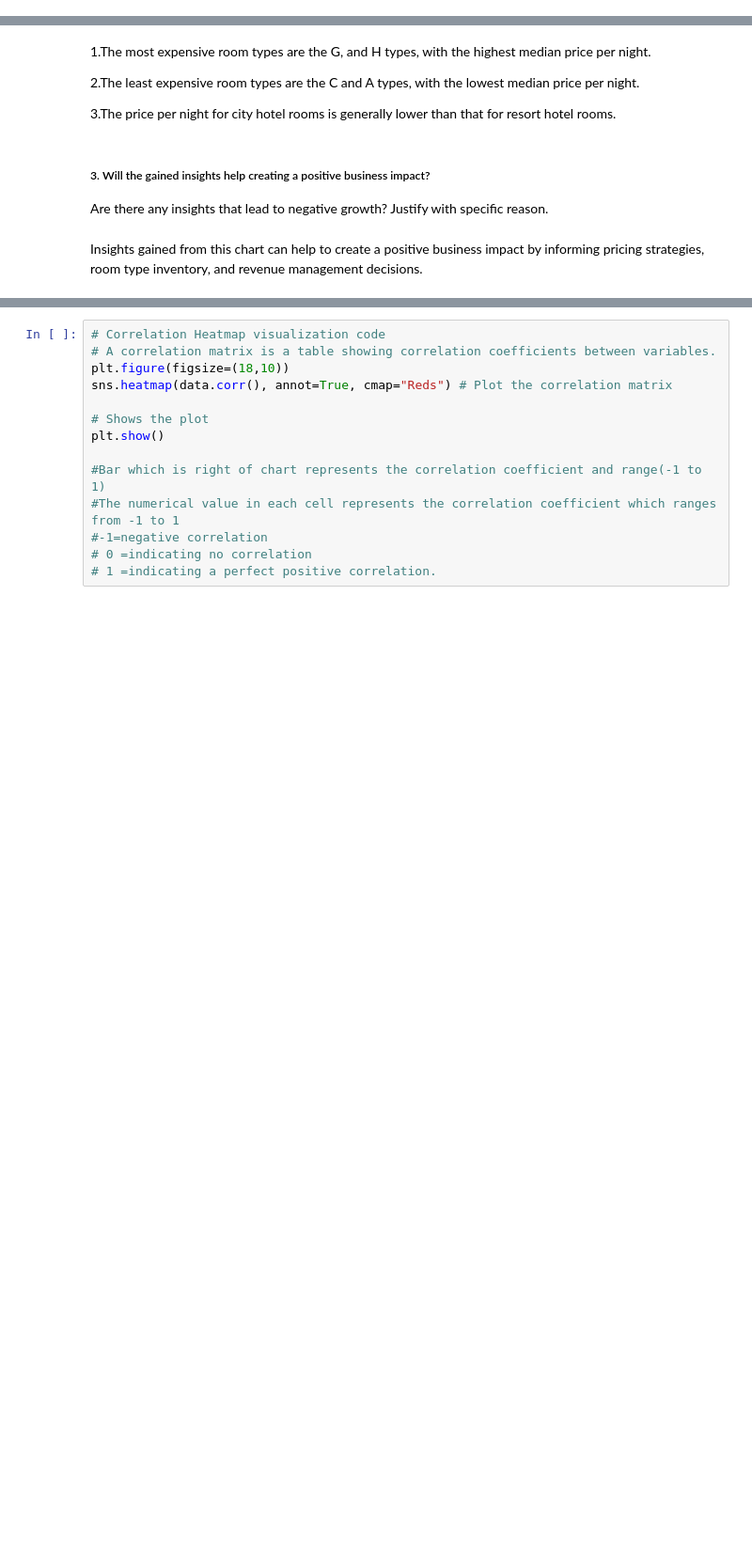
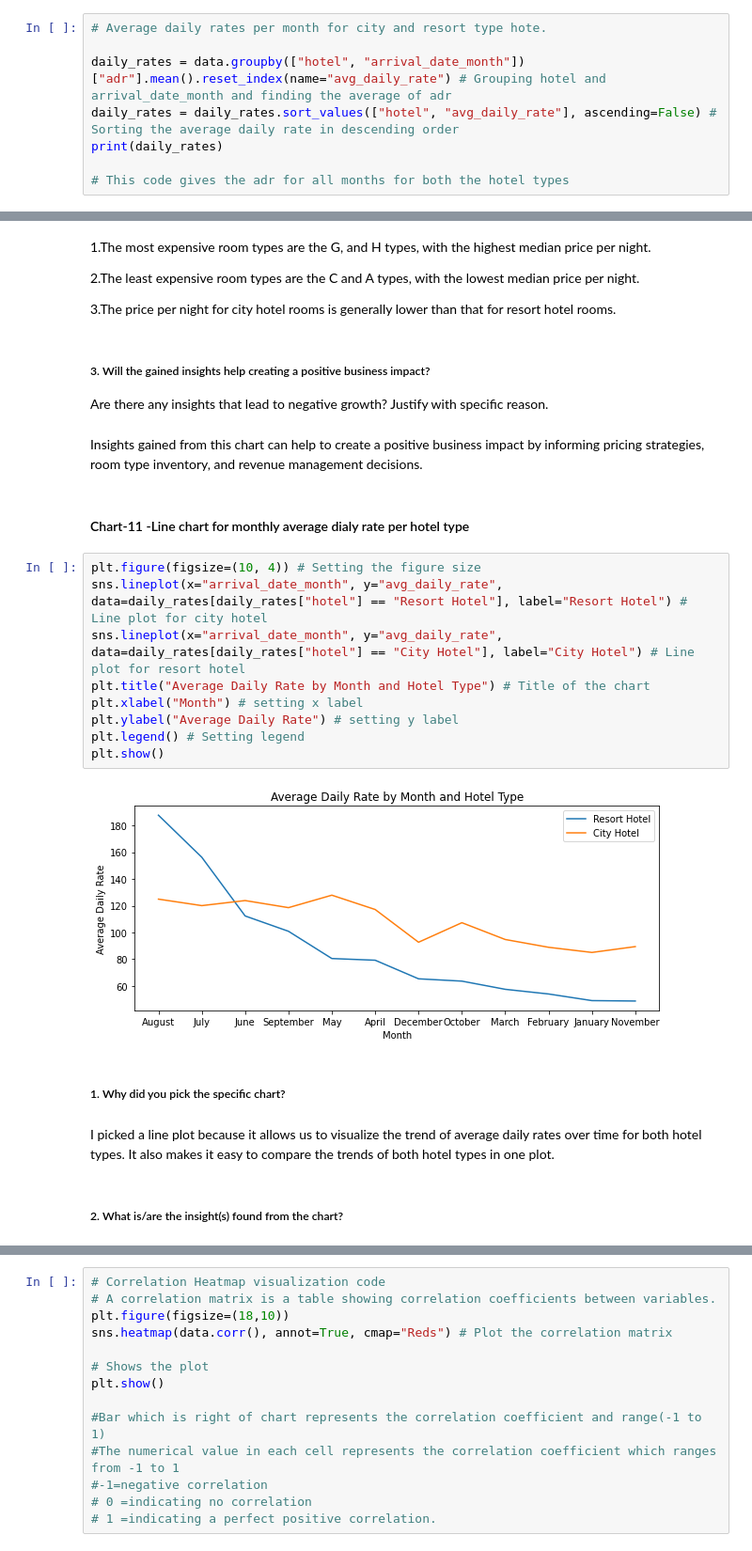
Before and after one commit to fadakenitin/Capstone_ProjectEDA, a Jupyter notebook: Hotel_booking_EDA.ipynb, the cells around one changed output, grey strips where cells are left out. Shown at 94% size. Drawn from its saved outputs; the diff is of its cells as text; blank space fills up the shorter version.

```diff
--- a/Hotel_booking_EDA.ipynb
+++ b/Hotel_booking_EDA.ipynb
@@ -531 +623,9 @@ Resort Hotel    7590.0
 Name: total_revenue, dtype: float64
+# %%
+# Average daily rates per month for city and resort type hote.
+
+daily_rates = data.groupby(["hotel", "arrival_date_month"])["adr"].mean().reset_index(name="avg_daily_rate") # Grouping hotel and arrival_date_month and finding the average of adr
+daily_rates = daily_rates.sort_values(["hotel", "avg_daily_rate"], ascending=False) # Sorting the average daily rate in descending order
+print(daily_rates)
+
+# This code gives the adr for all months for both the hotel types
@@ -830,3 +1044,22 @@ I picked this chart becuase box plot for room type and price per night is useful
 Are there any insights that lead to negative growth? Justify with specific reason.
 # %% [markdown]
 Insights gained from this chart can help to create a positive business impact by informing pricing strategies, room type inventory, and revenue management decisions.
+# %% [markdown]
+#### Chart-11 -Line chart for monthly average dialy rate per hotel type
+# %%
+plt.figure(figsize=(10, 4)) # Setting the figure size
+sns.lineplot(x="arrival_date_month", y="avg_daily_rate", data=daily_rates[daily_rates["hotel"] == "Resort Hotel"], label="Resort Hotel") # Line plot for city hotel
+sns.lineplot(x="arrival_date_month", y="avg_daily_rate", data=daily_rates[daily_rates["hotel"] == "City Hotel"], label="City Hotel") # Line plot for resort hotel
+plt.title("Average Daily Rate by Month and Hotel Type") # Title of the chart
+plt.xlabel("Month") # setting x label
+plt.ylabel("Average Daily Rate") # setting y label
+plt.legend() # Setting legend
+plt.show()
+# %% [output]
+[figure, added]
+# %% [markdown]
+##### 1. Why did you pick the specific chart?
+# %% [markdown]
+I picked a line plot because it allows us to visualize the trend of average daily rates over time for both hotel types. It also makes it easy to compare the trends of both hotel types in one plot.
+# %% [markdown]
+##### 2. What is/are the insight(s) found from the chart?
```
Also changed, not shown: parts of 53 cells of this notebook.
